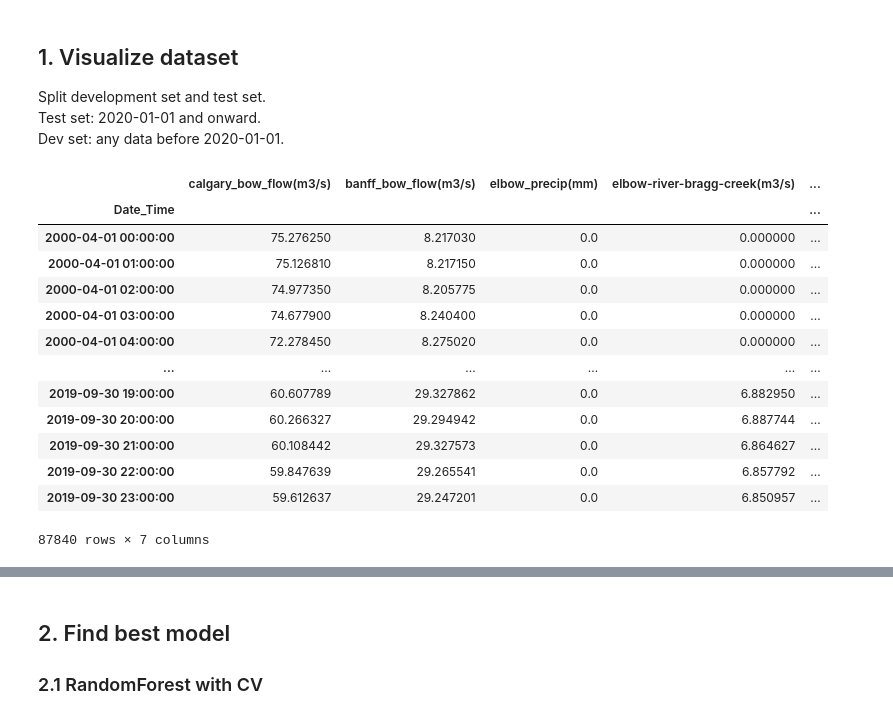
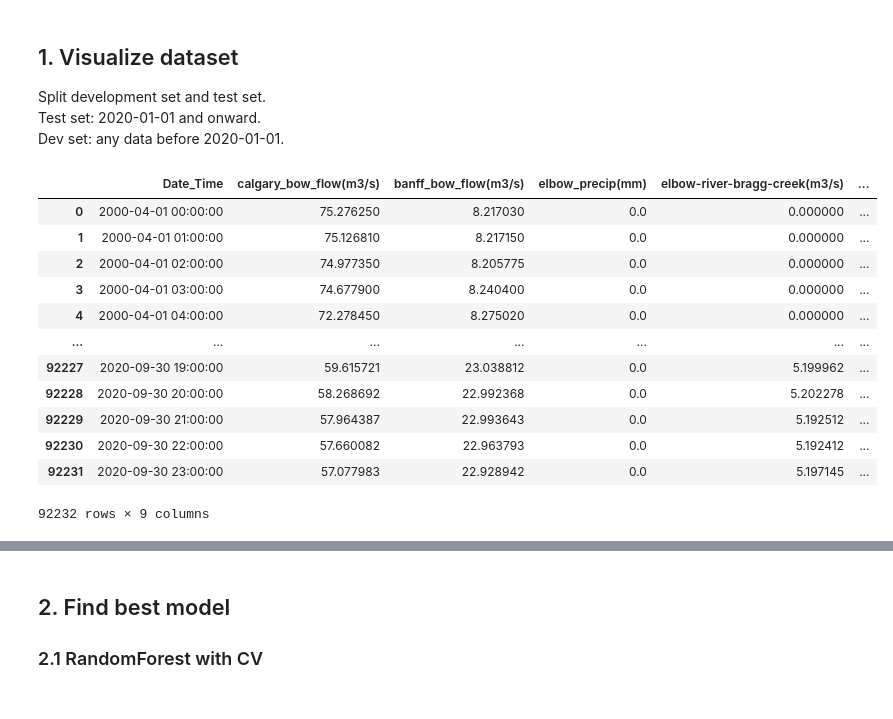
Before and after one commit to brycetshaw/hackathon-refactored-enigma, a Jupyter notebook: model/flood-forecaster/notebooks/model hyperparameter tuning portal.ipynb, the cells around one changed output, grey strips where cells are left out. Cells and saved outputs as stored; diff of their text form; code cells hidden in the pictures.

```diff
--- a/model/flood-forecaster/notebooks/model hyperparameter tuning portal.ipynb
+++ b/model/flood-forecaster/notebooks/model hyperparameter tuning portal.ipynb
@@ -19,24 +20,23 @@ Dev set: any data before 2020-01-01.
 # %%
 import sys
 sys.setrecursionlimit(100000)
 projectFolder = '/Users/scottj/U/hackathon/hackathon-refactored-enigma'
-filename = 'dataframe2.pkl'
-dataset = pd.read_pickle(f'{projectFolder}/data/parsed/{filename}')
+filename = 'dataframe2.csv'
+dataset = pd.read_csv(f'{projectFolder}/data/parsed/{filename}')
 dataset
 # %% [output]
-|  | calgary_bow_flow(m3/s) | banff_bow_flow(m3/s) | elbow_precip(mm) | elbow-river-bragg-creek(m3/s) | ... |
-| Date_Time |  |  |  |  | ... |
-| 2000-04-01 00:00:00 | 75.276250 | 8.217030 | 0.0 | 0.000000 | ... |
-| 2000-04-01 01:00:00 | 75.126810 | 8.217150 | 0.0 | 0.000000 | ... |
-| 2000-04-01 02:00:00 | 74.977350 | 8.205775 | 0.0 | 0.000000 | ... |
-| 2000-04-01 03:00:00 | 74.677900 | 8.240400 | 0.0 | 0.000000 | ... |
-| 2000-04-01 04:00:00 | 72.278450 | 8.275020 | 0.0 | 0.000000 | ... |
-| ... | ... | ... | ... | ... | ... |
-| 2019-09-30 19:00:00 | 60.607789 | 29.327862 | 0.0 | 6.882950 | ... |
-| 2019-09-30 20:00:00 | 60.266327 | 29.294942 | 0.0 | 6.887744 | ... |
-| 2019-09-30 21:00:00 | 60.108442 | 29.327573 | 0.0 | 6.864627 | ... |
-| 2019-09-30 22:00:00 | 59.847639 | 29.265541 | 0.0 | 6.857792 | ... |
-| 2019-09-30 23:00:00 | 59.612637 | 29.247201 | 0.0 | 6.850957 | ... |
+|  | Date_Time | calgary_bow_flow(m3/s) | banff_bow_flow(m3/s) | elbow_precip(mm) | elbow-river-bragg-creek(m3/s) | ... |
+| 0 | 2000-04-01 00:00:00 | 75.276250 | 8.217030 | 0.0 | 0.000000 | ... |
+| 1 | 2000-04-01 01:00:00 | 75.126810 | 8.217150 | 0.0 | 0.000000 | ... |
+| 2 | 2000-04-01 02:00:00 | 74.977350 | 8.205775 | 0.0 | 0.000000 | ... |
+| 3 | 2000-04-01 03:00:00 | 74.677900 | 8.240400 | 0.0 | 0.000000 | ... |
+| 4 | 2000-04-01 04:00:00 | 72.278450 | 8.275020 | 0.0 | 0.000000 | ... |
+| ... | ... | ... | ... | ... | ... | ... |
+| 92227 | 2020-09-30 19:00:00 | 59.615721 | 23.038812 | 0.0 | 5.199962 | ... |
+| 92228 | 2020-09-30 20:00:00 | 58.268692 | 22.992368 | 0.0 | 5.202278 | ... |
+| 92229 | 2020-09-30 21:00:00 | 57.964387 | 22.993643 | 0.0 | 5.192512 | ... |
+| 92230 | 2020-09-30 22:00:00 | 57.660082 | 22.963793 | 0.0 | 5.192412 | ... |
+| 92231 | 2020-09-30 23:00:00 | 57.077983 | 22.928942 | 0.0 | 5.197145 | ... |
-87840 rows × 7 columns
+92232 rows × 9 columns
 # %%
 X = dataset.drop(['calgary_bow_flow(m3/s)'], axis=1)
```
Also changed, not shown: parts of 8 cells of this notebook, 2 other files.
